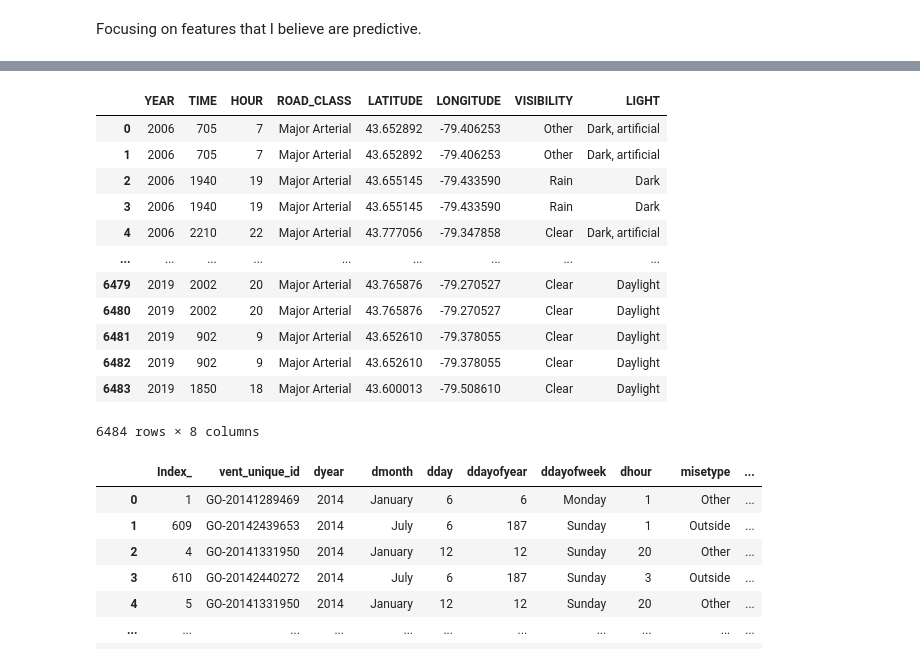
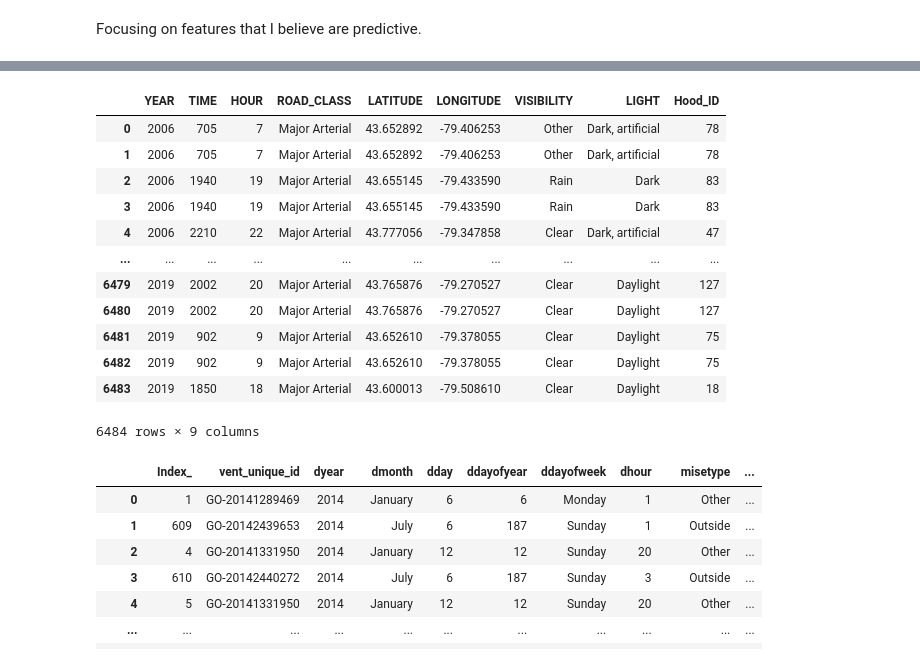
Before and after one commit to jodyndaniel/CityTrek, a Jupyter notebook: notebooks/archive/data-preparation.ipynb, the cells around one changed output, grey strips where cells are left out. Drawn from its saved outputs; the diff is of its cells as text; code cells hidden in the pictures.

```diff
--- a/notebooks/archive/data-preparation.ipynb
+++ b/notebooks/archive/data-preparation.ipynb
@@ -110,20 +78,20 @@ robbery_json_df
 # %%
-pedestrian_df = pedestrian_json_df.iloc[:, numpy.r_[3,5,6, 10, 14,15, 19, 20]]
+pedestrian_df = pedestrian_json_df.iloc[:, numpy.r_[3,5,6, 10, 14,15, 19, 20,52]]
 pedestrian_df
 # %% [output]
-|  | YEAR | TIME | HOUR | ROAD_CLASS | LATITUDE | LONGITUDE | VISIBILITY | LIGHT |
-| 0 | 2006 | 705 | 7 | Major Arterial | 43.652892 | -79.406253 | Other | Dark, artificial |
-| 1 | 2006 | 705 | 7 | Major Arterial | 43.652892 | -79.406253 | Other | Dark, artificial |
-| 2 | 2006 | 1940 | 19 | Major Arterial | 43.655145 | -79.433590 | Rain | Dark |
-| 3 | 2006 | 1940 | 19 | Major Arterial | 43.655145 | -79.433590 | Rain | Dark |
-| 4 | 2006 | 2210 | 22 | Major Arterial | 43.777056 | -79.347858 | Clear | Dark, artificial |
-| ... | ... | ... | ... | ... | ... | ... | ... | ... |
-| 6479 | 2019 | 2002 | 20 | Major Arterial | 43.765876 | -79.270527 | Clear | Daylight |
-| 6480 | 2019 | 2002 | 20 | Major Arterial | 43.765876 | -79.270527 | Clear | Daylight |
-| 6481 | 2019 | 902 | 9 | Major Arterial | 43.652610 | -79.378055 | Clear | Daylight |
-| 6482 | 2019 | 902 | 9 | Major Arterial | 43.652610 | -79.378055 | Clear | Daylight |
-| 6483 | 2019 | 1850 | 18 | Major Arterial | 43.600013 | -79.508610 | Clear | Daylight |
+|  | YEAR | TIME | HOUR | ROAD_CLASS | LATITUDE | LONGITUDE | VISIBILITY | LIGHT | Hood_ID |
+| 0 | 2006 | 705 | 7 | Major Arterial | 43.652892 | -79.406253 | Other | Dark, artificial | 78 |
+| 1 | 2006 | 705 | 7 | Major Arterial | 43.652892 | -79.406253 | Other | Dark, artificial | 78 |
+| 2 | 2006 | 1940 | 19 | Major Arterial | 43.655145 | -79.433590 | Rain | Dark | 83 |
+| 3 | 2006 | 1940 | 19 | Major Arterial | 43.655145 | -79.433590 | Rain | Dark | 83 |
+| 4 | 2006 | 2210 | 22 | Major Arterial | 43.777056 | -79.347858 | Clear | Dark, artificial | 47 |
+| ... | ... | ... | ... | ... | ... | ... | ... | ... | ... |
+| 6479 | 2019 | 2002 | 20 | Major Arterial | 43.765876 | -79.270527 | Clear | Daylight | 127 |
+| 6480 | 2019 | 2002 | 20 | Major Arterial | 43.765876 | -79.270527 | Clear | Daylight | 127 |
+| 6481 | 2019 | 902 | 9 | Major Arterial | 43.652610 | -79.378055 | Clear | Daylight | 75 |
+| 6482 | 2019 | 902 | 9 | Major Arterial | 43.652610 | -79.378055 | Clear | Daylight | 75 |
+| 6483 | 2019 | 1850 | 18 | Major Arterial | 43.600013 | -79.508610 | Clear | Daylight | 18 |
-6484 rows × 8 columns
+6484 rows × 9 columns
 # %%
 robbery_df = robbery_json_df.iloc[:, numpy.r_[1:3, 9, 10, 11, 12, 13, 14, 5, 8, 22, 23, 25, 26]]
 robbery_df
```
Also changed, not shown: parts of 45 cells of this notebook, 11 other files.
